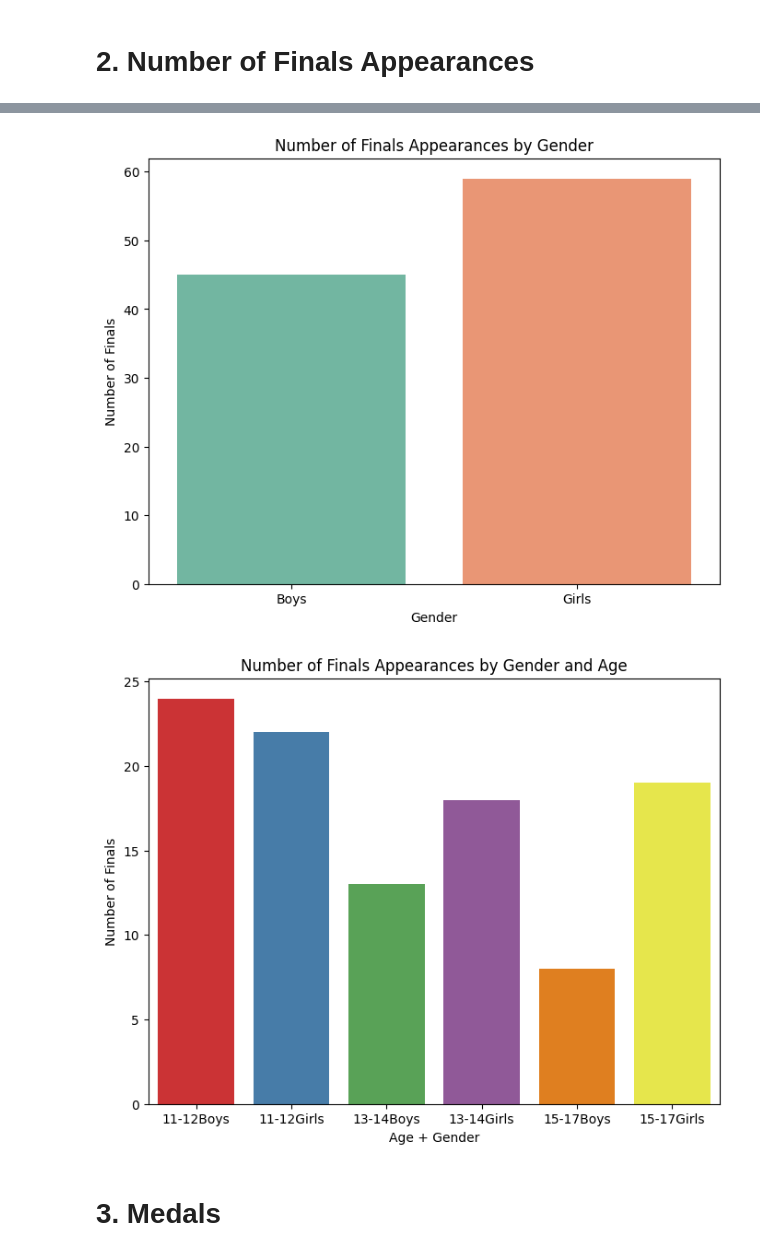
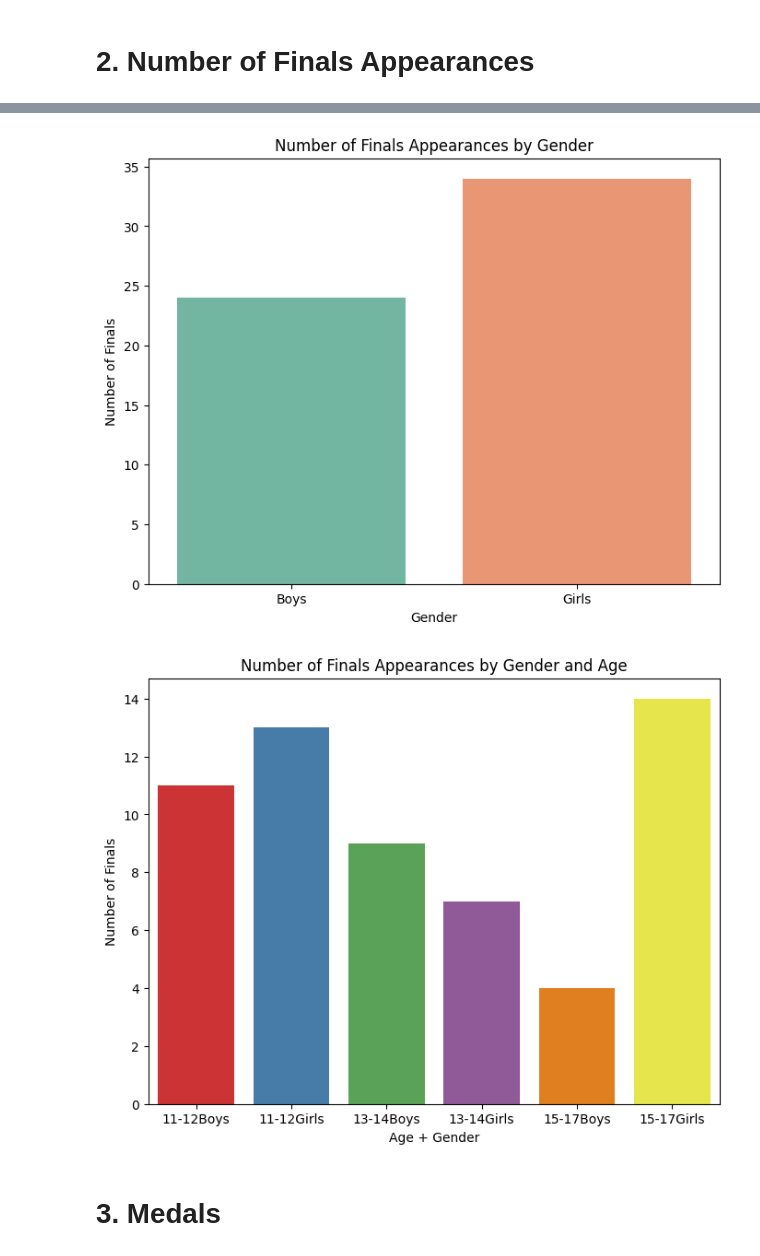
Before and after one commit to weekes1/Hytek_PDF_to_DF, a Jupyter notebook: Carifta_2025_analysis.ipynb, the cells around one changed output, grey strips where cells are left out. Cells and saved outputs as stored; diff of their text form; code cells hidden in the pictures.

```diff
--- a/Carifta_2025_analysis.ipynb
+++ b/Carifta_2025_analysis.ipynb
@@ -75,7 +139,7 @@ bim_results.to_csv('barbados_carifta_2025.csv', )
 # %% [markdown]
 # 2. Number of Finals Appearances
 # %%
-finals_df = bim_results[bim_results['SWIM_TYPE'] == 'Finals']
+finals_df = bim_results[(bim_results['SWIM_TYPE'] == 'Finals') & (bim_results['PLACE'] <= 8) ]
 
 finals_by_age = finals_df.groupby('AGE_GROUP').size()
 finals_by_gender = finals_df.groupby('GENDER').size()
@@ -110,4 +174,4 @@ plt.show()
-[figure, old version]
+[figure, new version]
-[figure, old version]
+[figure, new version]
 # %% [markdown]
 # 3. Medals
```
Also changed, not shown: parts of 12 cells of this notebook, 5 other files.
